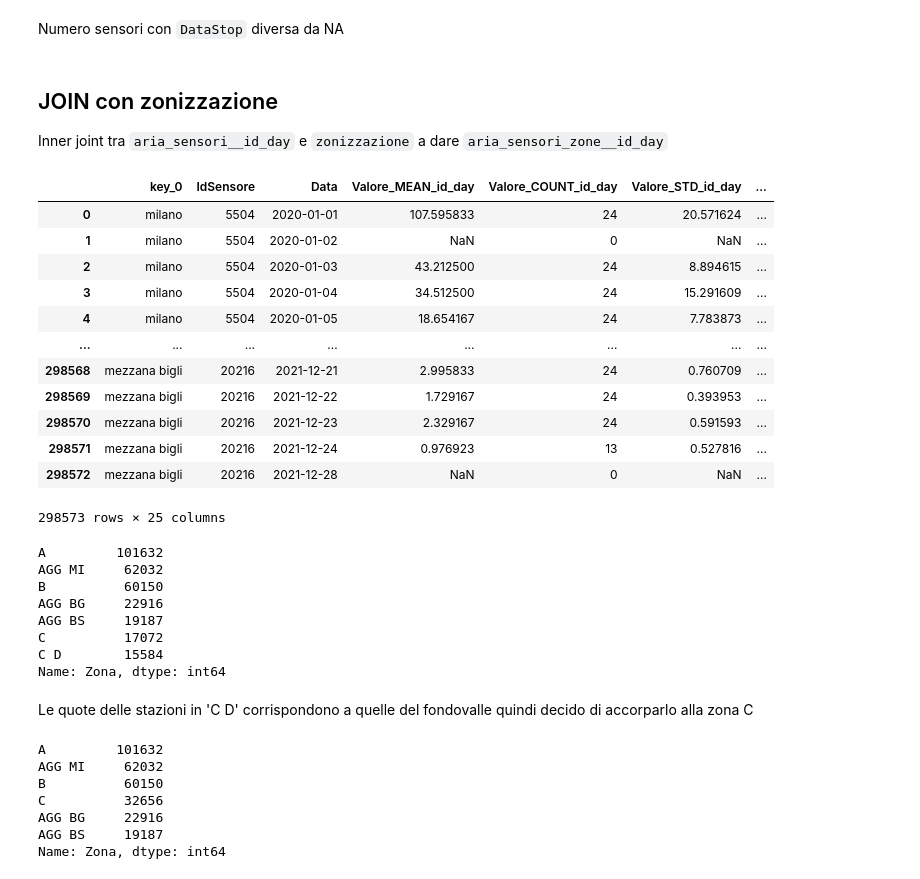
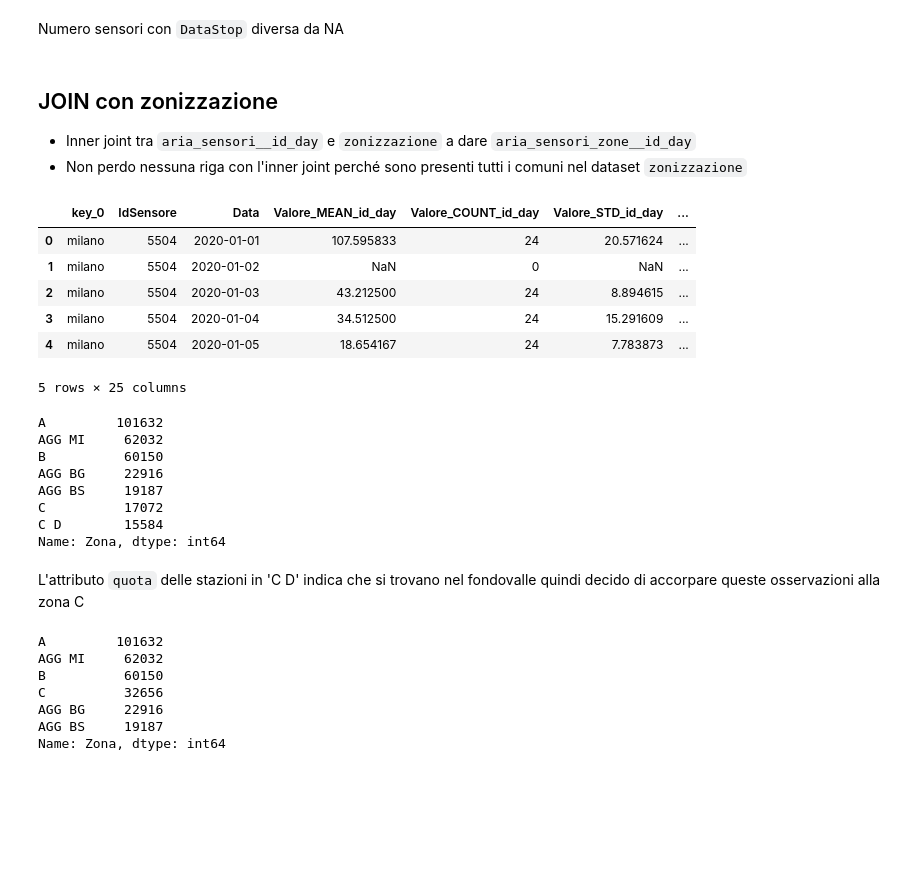
Before and after one commit to giocoal/air-quality-milano-interactive-data-visualization-tableau, a Jupyter notebook: Data_Visualization_project_21_22.ipynb, the cells around one changed output. Drawn from its saved outputs; the diff is of its cells as text; code cells hidden in the pictures; blank space fills up the shorter version.

```diff
--- a/Data_Visualization_project_21_22.ipynb
+++ b/Data_Visualization_project_21_22.ipynb
@@ -646,24 +646,19 @@ Numero sensori con `DataStop` diversa da NA
 # %% [markdown]
 ## JOIN con zonizzazione
 
-Inner joint tra `aria_sensori__id_day` e `zonizzazione` a dare `aria_sensori_zone__id_day`
+- Inner joint tra `aria_sensori__id_day` e `zonizzazione` a dare `aria_sensori_zone__id_day`
+- Non perdo nessuna riga con l'inner joint perché sono presenti tutti i comuni nel dataset `zonizzazione`
 # %%
 aria_sensori_zone__id_day = pd.merge(aria_sensori__id_day, zonizzazione[['Codice Istat', 'Zona', 'Residenti 2008', 'Superficie (ha)']], left_on = aria_sensori__id_day['Comune'].str.lower(), right_on = zonizzazione['Comune'].str.lower())
-aria_sensori_zone__id_day
+aria_sensori_zone__id_day.head()
 # %% [output]
 |  | key_0 | IdSensore | Data | Valore_MEAN_id_day | Valore_COUNT_id_day | Valore_STD_id_day | ... |
 | 0 | milano | 5504 | 2020-01-01 | 107.595833 | 24 | 20.571624 | ... |
 | 1 | milano | 5504 | 2020-01-02 | NaN | 0 | NaN | ... |
 | 2 | milano | 5504 | 2020-01-03 | 43.212500 | 24 | 8.894615 | ... |
 | 3 | milano | 5504 | 2020-01-04 | 34.512500 | 24 | 15.291609 | ... |
 | 4 | milano | 5504 | 2020-01-05 | 18.654167 | 24 | 7.783873 | ... |
-| ... | ... | ... | ... | ... | ... | ... | ... |
-| 298568 | mezzana bigli | 20216 | 2021-12-21 | 2.995833 | 24 | 0.760709 | ... |
-| 298569 | mezzana bigli | 20216 | 2021-12-22 | 1.729167 | 24 | 0.393953 | ... |
-| 298570 | mezzana bigli | 20216 | 2021-12-23 | 2.329167 | 24 | 0.591593 | ... |
-| 298571 | mezzana bigli | 20216 | 2021-12-24 | 0.976923 | 13 | 0.527816 | ... |
-| 298572 | mezzana bigli | 20216 | 2021-12-28 | NaN | 0 | NaN | ... |
-298573 rows × 25 columns
+5 rows × 25 columns
 # %%
 aria_sensori_zone__id_day['Zona'].value_counts()
 # %% [output]
@@ -676,7 +671,7 @@ C          17072
 C D        15584
 Name: Zona, dtype: int64
 # %% [markdown]
-Le quote delle stazioni in 'C D' corrispondono a quelle del fondovalle quindi decido di accorparlo alla zona C
+L'attributo `quota` delle stazioni in 'C D' indica che si trovano nel fondovalle quindi decido di accorpare queste osservazioni alla zona C
 # %%
 aria_sensori_zone__id_day['Zona'].replace('C D', 'C', inplace = True)
 # %%
```
Also changed, not shown: parts of 20 cells of this notebook.
